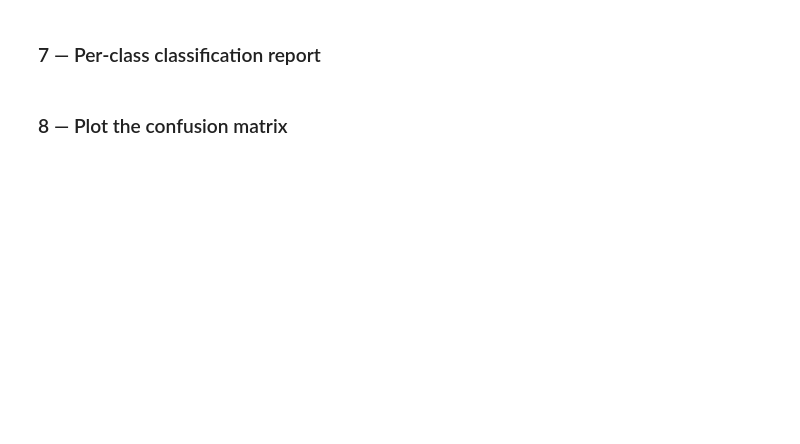
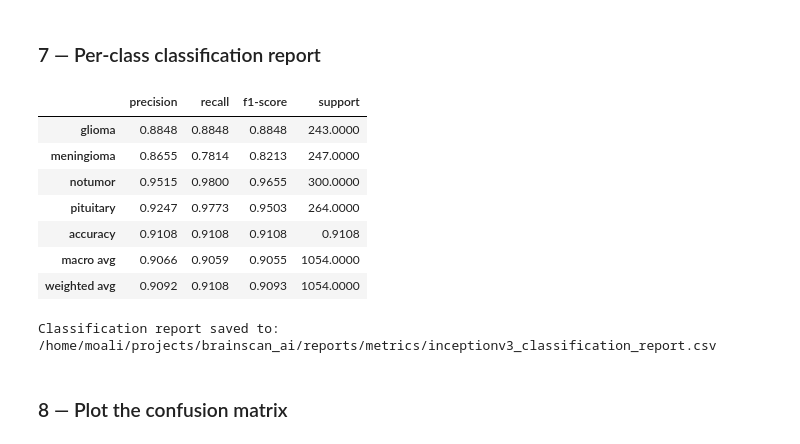
Before and after one commit to mo24ali/brainscan_obj, a Jupyter notebook: notebooks/06_model_evaluation.ipynb, the cells around one changed output. Cells and saved outputs as stored; diff of their text form; code cells hidden in the pictures; blank space fills up the shorter version.

```diff
--- a/notebooks/06_model_evaluation.ipynb
+++ b/notebooks/06_model_evaluation.ipynb
@@ -300,4 +347,32 @@ Average time per image: 0.029911 seconds
 # %% [markdown]
 ### 7 — Per-class classification report
+# %%
+report_dict = classification_report(
+    y_true,
+    y_pred,
+    labels=np.arange(NUM_CLASSES),
+    target_names=CLASS_NAMES,
+    output_dict=True,
+    zero_division=0,
+)
+
+report_df = pd.DataFrame(report_dict).T
+
+display(report_df.round(4))
+
+REPORT_PATH = METRICS_DIR / "inceptionv3_classification_report.csv"
+report_df.to_csv(REPORT_PATH, index=True)
+
+print("Classification report saved to:", REPORT_PATH)
+# %% [output]
+|  | precision | recall | f1-score | support |
+| glioma | 0.8848 | 0.8848 | 0.8848 | 243.0000 |
+| meningioma | 0.8655 | 0.7814 | 0.8213 | 247.0000 |
+| notumor | 0.9515 | 0.9800 | 0.9655 | 300.0000 |
+| pituitary | 0.9247 | 0.9773 | 0.9503 | 264.0000 |
+| accuracy | 0.9108 | 0.9108 | 0.9108 | 0.9108 |
+| macro avg | 0.9066 | 0.9059 | 0.9055 | 1054.0000 |
+| weighted avg | 0.9092 | 0.9108 | 0.9093 | 1054.0000 |
+Classification report saved to: /home/moali/projects/brainscan_ai/reports/metrics/inceptionv3_classification_report.csv
 # %% [markdown]
 ### 8 — Plot the confusion matrix
```
Also changed, not shown: parts of 8 cells of this notebook.
